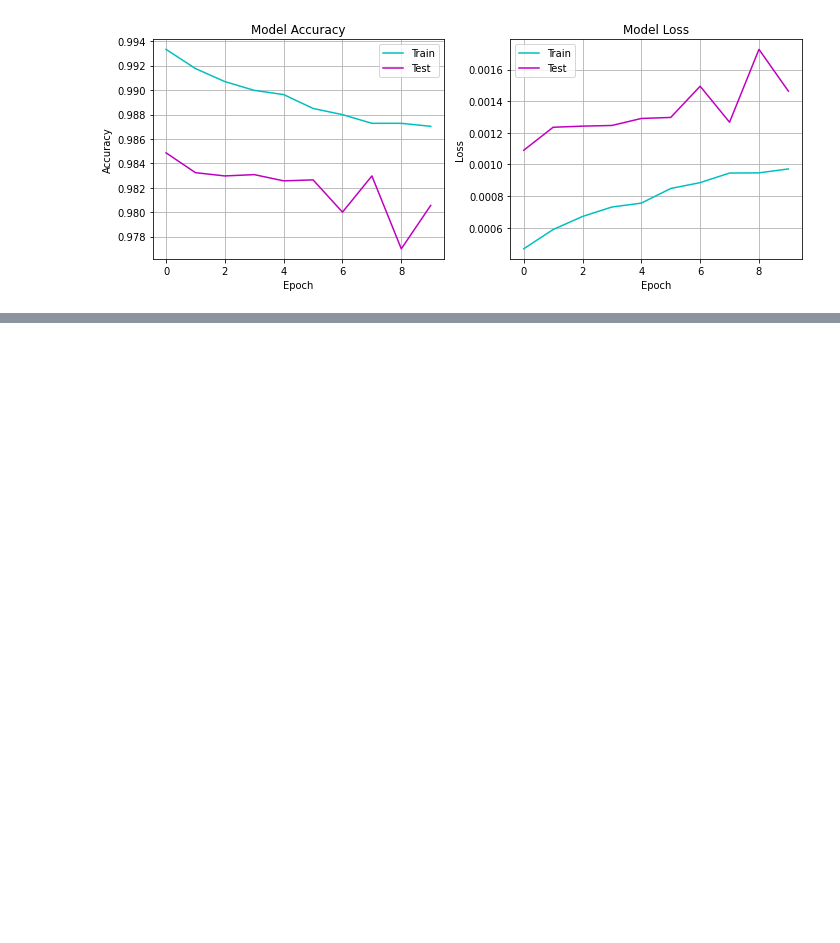
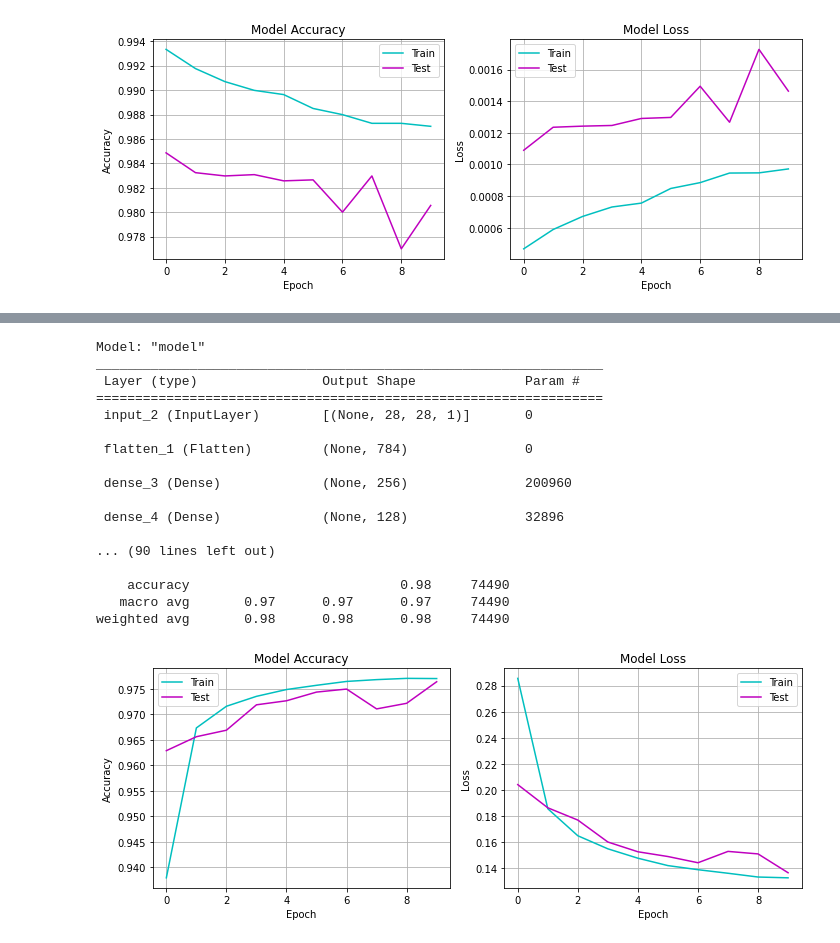
Before and after one commit to morteza-nouri/AI-TensorFlow, a Jupyter notebook: AI_CA5_P2.ipynb, the cells around one changed output, grey strips where cells are left out. Drawn from its saved outputs; the diff is of its cells as text; code cells hidden in the pictures; blank space fills up the shorter version.

```diff
--- a/AI_CA5_P2.ipynb
+++ b/AI_CA5_P2.ipynb
@@ -396,0 +399,39 @@ weighted avg       0.98      0.98      0.98     74490
+# %%
+from tensorflow import keras
+from keras import regularizers
+
+def createLayers(activation, dropout=0):
+  input = keras.layers.Input(shape=(28, 28, 1))
+  output = keras.layers.Flatten()(input)
+  output = keras.layers.Dense(256, activation=activation, kernel_regularizer=regularizers.L2(0.0001))(output)
+  if dropout != 0:
+    output = keras.layers.Dropout(dropout)(output)
+  output = keras.layers.Dense(128, activation=activation, kernel_regularizer=regularizers.L2(0.0001))(output)
+  if dropout != 0:
+    output = keras.layers.Dropout(dropout)(output)
+  output = keras.layers.Dense(26, activation='softmax')(output)
+  return input, output
+# %%
+inputLayer, outputLayer = createLayers('relu')
+# %%
+model, history = createModel(inputLayer, outputLayer, 'Adam', 'categorical_crossentropy', 10, 0.01, 0.01, True)
+showReport(model, history, train_data, test_data, train_labels, test_labels)
+# %% [output]
+Model: "model"
+_________________________________________________________________
+ Layer (type)                Output Shape              Param #
+=================================================================
+ input_2 (InputLayer)        [(None, 28, 28, 1)]       0
+
+ flatten_1 (Flatten)         (None, 784)               0
+
+ dense_3 (Dense)             (None, 256)               200960
+
+ dense_4 (Dense)             (None, 128)               32896
+
+... (90 lines left out)
+
+    accuracy                           0.98     74490
+   macro avg       0.97      0.97      0.97     74490
+weighted avg       0.98      0.98      0.98     74490
+[figure, added]
```
Also changed, not shown: parts of 4 cells of this notebook.
